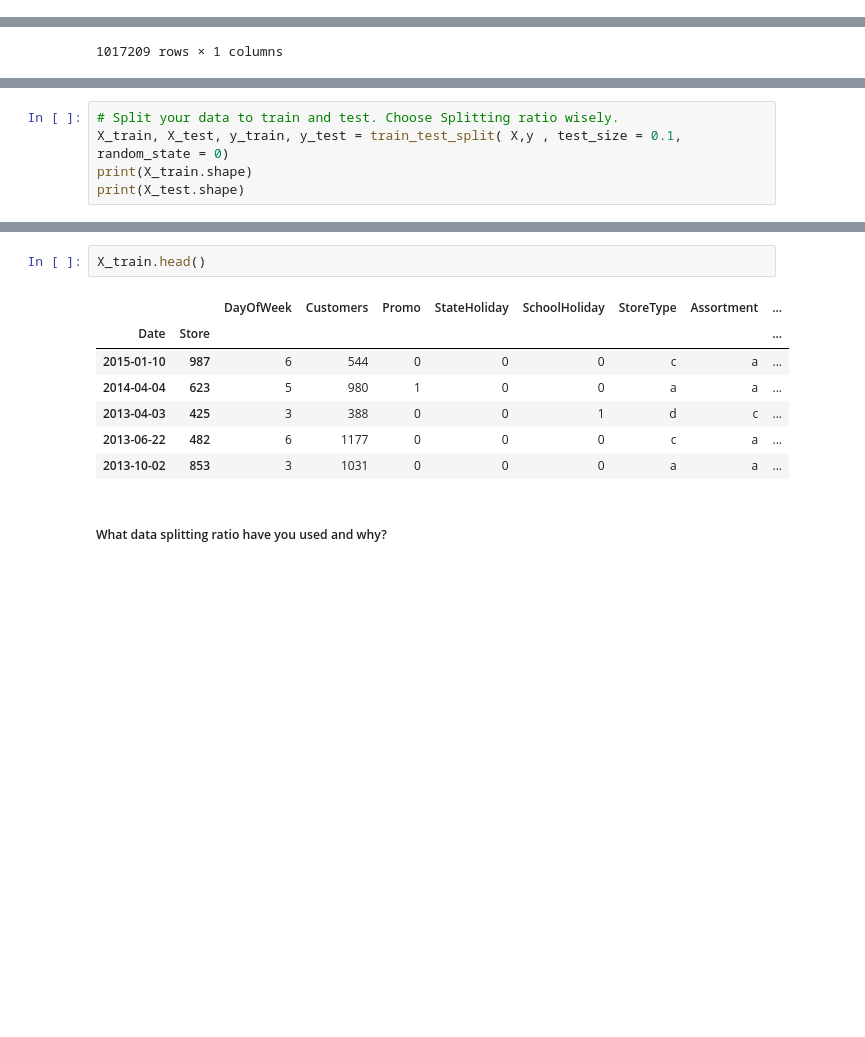
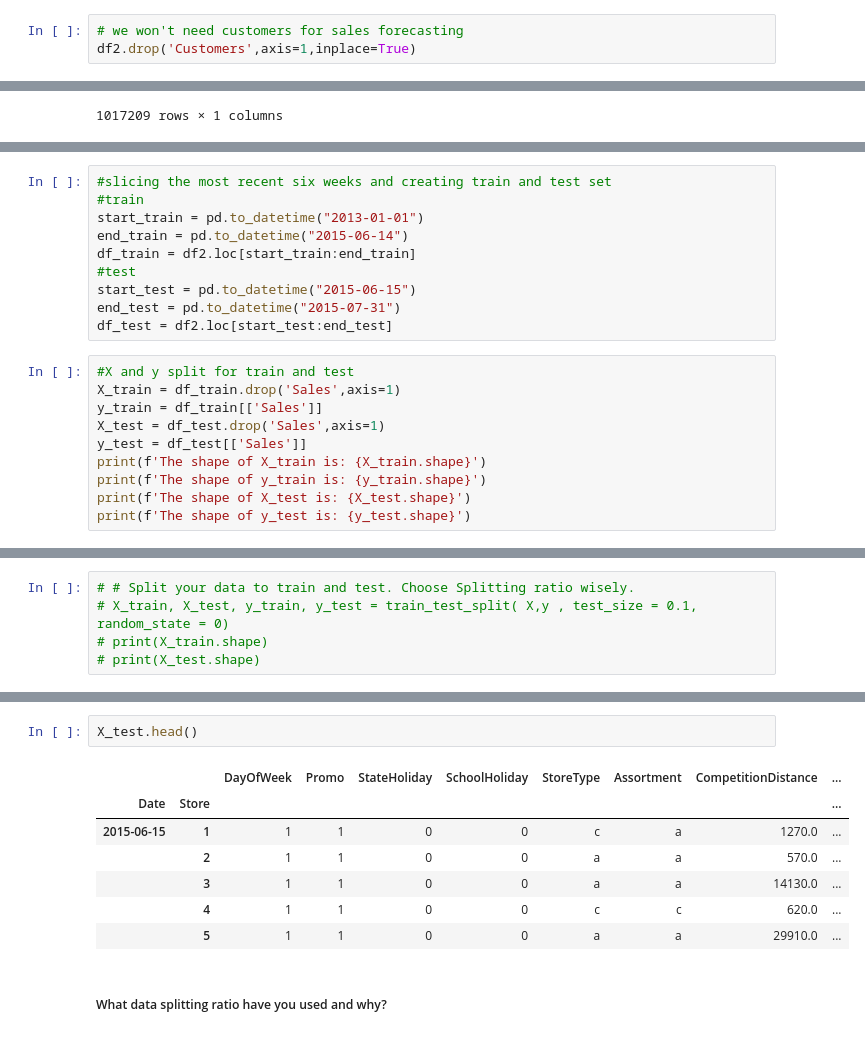
Before and after one commit to pyhtonman0101/Rossmann-Sales-Prediction-, a Jupyter notebook: Rossmann_Sales_Prediction_Capstone_Project.ipynb, the cells around one changed output, grey strips where cells are left out. Cells and saved outputs as stored; diff of their text form; blank space fills up the shorter version.

```diff
--- a/Rossmann_Sales_Prediction_Capstone_Project.ipynb
+++ b/Rossmann_Sales_Prediction_Capstone_Project.ipynb
@@ -1262,4 +1281,7 @@ columns=list(df2.columns)
 columns.remove('Sales')
 columns.append('Sales')
 df2=df2[columns]
+# %%
+# we won't need customers for sales forecasting
+df2.drop('Customers',axis=1,inplace=True)
 # %%
@@ -1313,3 +1341,23 @@ independant_variables
  'CompetitionOpen',
  'Promo2Open',
  'Promo2running']
+# %%
+#slicing the most recent six weeks and creating train and test set
+#train
+start_train = pd.to_datetime("2013-01-01")
+end_train = pd.to_datetime("2015-06-14")
+df_train = df2.loc[start_train:end_train]
+#test
+start_test = pd.to_datetime("2015-06-15")
+end_test = pd.to_datetime("2015-07-31")
+df_test = df2.loc[start_test:end_test]
+# %%
+#X and y split for train and test
+X_train = df_train.drop('Sales',axis=1)
+y_train = df_train[['Sales']]
+X_test = df_test.drop('Sales',axis=1)
+y_test = df_test[['Sales']]
+print(f'The shape of X_train is: {X_train.shape}')
+print(f'The shape of y_train is: {y_train.shape}')
+print(f'The shape of X_test is: {X_test.shape}')
+print(f'The shape of y_test is: {y_test.shape}')
@@ -1327,5 +1391,5 @@ y.shape
 # %%
-# Split your data to train and test. Choose Splitting ratio wisely.
-X_train, X_test, y_train, y_test = train_test_split( X,y , test_size = 0.1, random_state = 0)
-print(X_train.shape)
-print(X_test.shape)
+# # Split your data to train and test. Choose Splitting ratio wisely.
+# X_train, X_test, y_train, y_test = train_test_split( X,y , test_size = 0.1, random_state = 0)
+# print(X_train.shape)
+# print(X_test.shape)
@@ -1339,13 +1406,13 @@ y_train.shape
 # %%
-X_train.head()
+X_test.head()
 # %% [output]
-|  |  | DayOfWeek | Customers | Promo | StateHoliday | SchoolHoliday | StoreType | Assortment | ... |
+|  |  | DayOfWeek | Promo | StateHoliday | SchoolHoliday | StoreType | Assortment | CompetitionDistance | ... |
 | Date | Store |  |  |  |  |  |  |  | ... |
-| 2015-01-10 | 987 | 6 | 544 | 0 | 0 | 0 | c | a | ... |
-| 2014-04-04 | 623 | 5 | 980 | 1 | 0 | 0 | a | a | ... |
-| 2013-04-03 | 425 | 3 | 388 | 0 | 0 | 1 | d | c | ... |
-| 2013-06-22 | 482 | 6 | 1177 | 0 | 0 | 0 | c | a | ... |
-| 2013-10-02 | 853 | 3 | 1031 | 0 | 0 | 0 | a | a | ... |
+| 2015-06-15 | 1 | 1 | 1 | 0 | 0 | c | a | 1270.0 | ... |
+|  | 2 | 1 | 1 | 0 | 0 | a | a | 570.0 | ... |
+|  | 3 | 1 | 1 | 0 | 0 | a | a | 14130.0 | ... |
+|  | 4 | 1 | 1 | 0 | 0 | c | c | 620.0 | ... |
+|  | 5 | 1 | 1 | 0 | 0 | a | a | 29910.0 | ... |
 # %% [markdown]
 ##### What data splitting ratio have you used and why?
 # %% [markdown]
```
Also changed, not shown: parts of 99 cells of this notebook.
